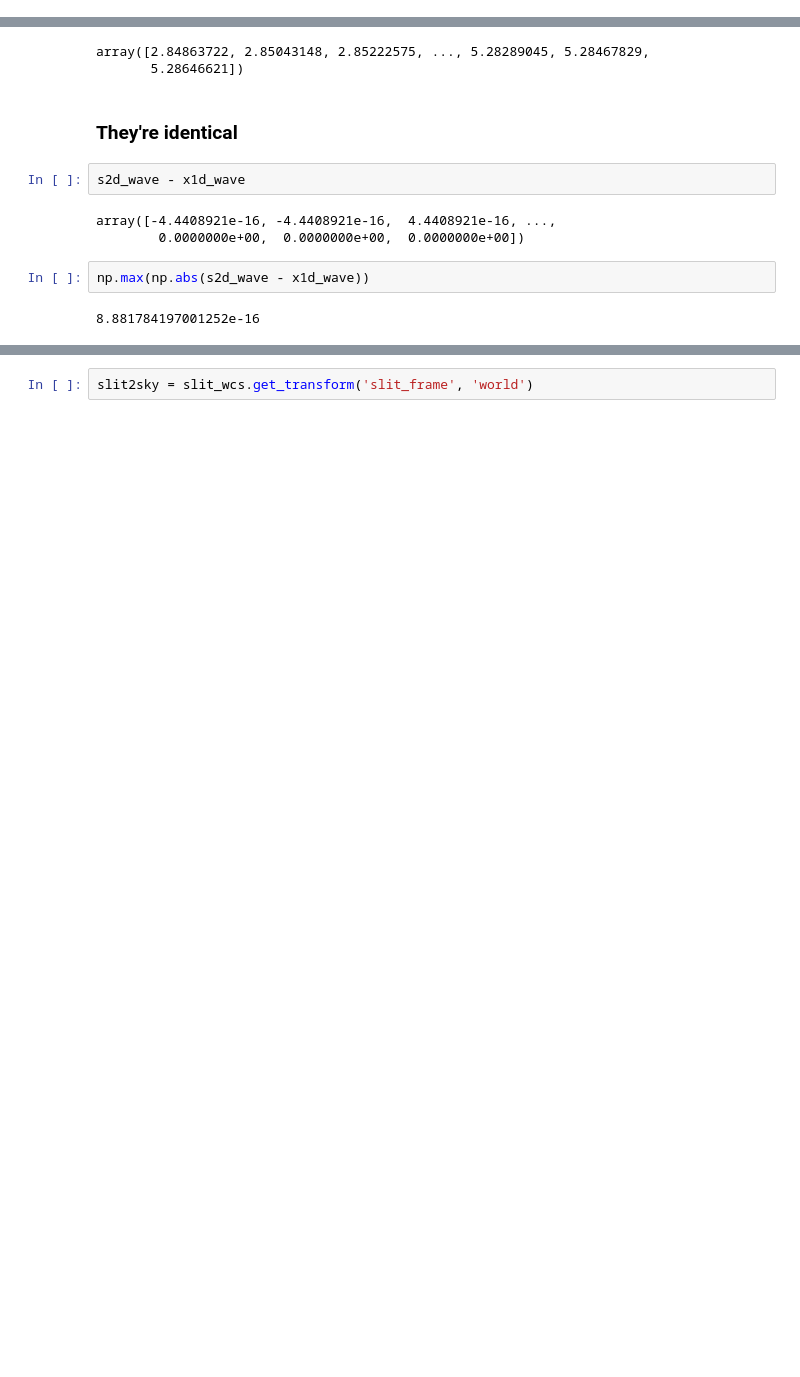
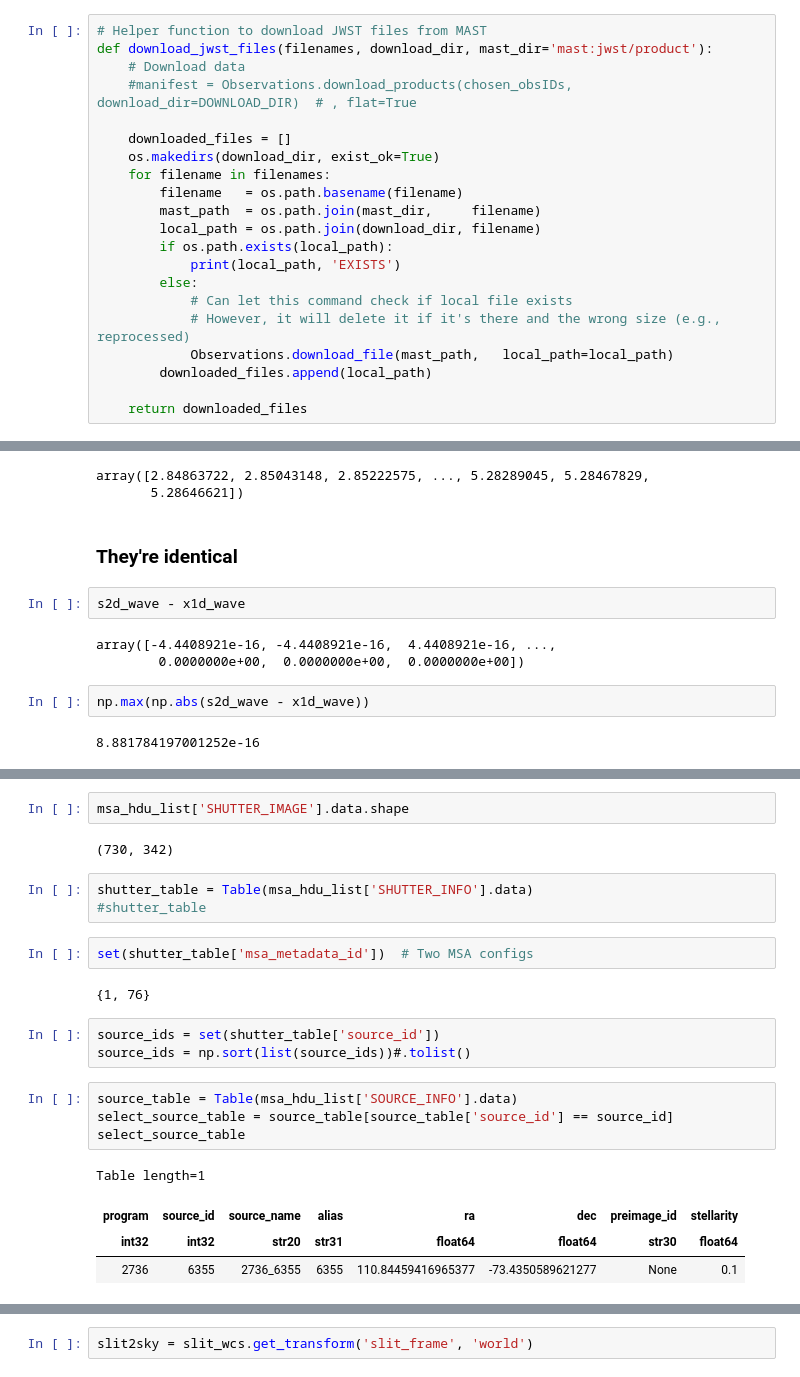
Before and after one commit to dancoe/NIRSpec, a Jupyter notebook: NIRSpec S2D WCS.ipynb, the cells around one changed output, grey strips where cells are left out. Cells and saved outputs as stored; diff of their text form; blank space fills up the shorter version.

```diff
--- a/NIRSpec S2D WCS.ipynb
+++ b/NIRSpec S2D WCS.ipynb
@@ -76,5 +90,26 @@ from astropy.stats import sigma_clip, sigma_clipped_stats  # , SigmaClip
 # %% [markdown]
 # Helper Functions <a id='helper'></a>
+# %%
+# Helper function to download JWST files from MAST
+def download_jwst_files(filenames, download_dir, mast_dir='mast:jwst/product'):
+    # Download data
+    #manifest = Observations.download_products(chosen_obsIDs, download_dir=DOWNLOAD_DIR)  # , flat=True
+
+    downloaded_files = []
+    os.makedirs(download_dir, exist_ok=True)
+    for filename in filenames:
+        filename   = os.path.basename(filename)
+        mast_path  = os.path.join(mast_dir,     filename)
+        local_path = os.path.join(download_dir, filename)
+        if os.path.exists(local_path):
+            print(local_path, 'EXISTS')
+        else:
+            # Can let this command check if local file exists
+            # However, it will delete it if it's there and the wrong size (e.g., reprocessed)
+            Observations.download_file(mast_path,   local_path=local_path)
+        downloaded_files.append(local_path)
+
+    return downloaded_files
 # %%
 from IPython.display import JSON  # nicer interactive output of JSON dictionaries
 
@@ -192,0 +265,23 @@ np.max(np.abs(s2d_wave - x1d_wave))
+# %%
+msa_hdu_list['SHUTTER_IMAGE'].data.shape
+# %% [output]
+(730, 342)
+# %%
+shutter_table = Table(msa_hdu_list['SHUTTER_INFO'].data)
+#shutter_table
+# %%
+set(shutter_table['msa_metadata_id'])  # Two MSA configs
+# %% [output]
+{1, 76}
+# %%
+source_ids = set(shutter_table['source_id'])
+source_ids = np.sort(list(source_ids))#.tolist()
+# %%
+source_table = Table(msa_hdu_list['SOURCE_INFO'].data)
+select_source_table = source_table[source_table['source_id'] == source_id]
+select_source_table
+# %% [output]
+Table length=1
+| program | source_id | source_name | alias | ra | dec | preimage_id | stellarity |
+| int32 | int32 | str20 | str31 | float64 | float64 | str30 | float64 |
+| 2736 | 6355 | 2736_6355 | 6355 | 110.84459416965377 | -73.4350589621277 | None | 0.1 |
```
Also changed, not shown: parts of 45 cells of this notebook.
